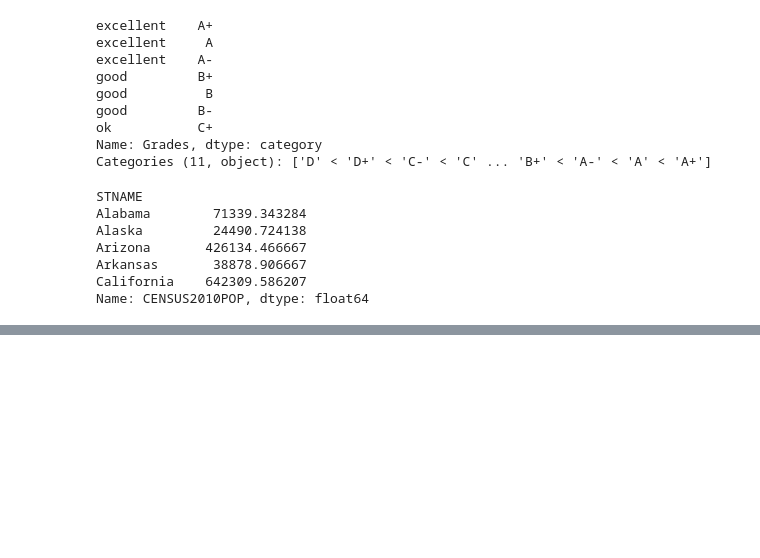
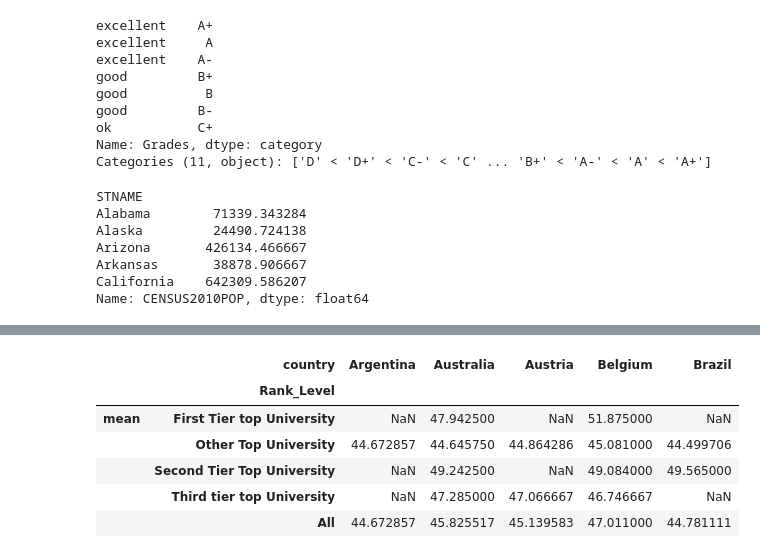
Before and after one commit to mrioshe/AppliedDataScienceWithPython, a Jupyter notebook: IntroductionToDataScienceInPython/week3_MoreDataProcessingWithPandas/MoreDataProcessingWithPandas.ipynb, the cells around one changed output, grey strips where cells are left out. Cells and saved outputs as stored; diff of their text form; code cells hidden in the pictures; blank space fills up the shorter version.

```diff
--- a/IntroductionToDataScienceInPython/week3_MoreDataProcessingWithPandas/MoreDataProcessingWithPandas.ipynb
+++ b/IntroductionToDataScienceInPython/week3_MoreDataProcessingWithPandas/MoreDataProcessingWithPandas.ipynb
@@ -693,0 +763,12 @@ pd.cut(df,10)
+# %%
+def create_category(ranking):
+
+    if (ranking>=1)&(ranking<=100):
+        return "First Tier top University"
+    elif(ranking>=101) & (ranking<=200):
+        return "Second Tier Top University"
+    elif (ranking>=201) & (ranking <=300):
+        return "Third tier top University"
+    return "Other Top University"
+
+df["Rank_Level"]=df['world_rank'].apply(lambda x:create_category(x))
@@ -693,0 +817,2 @@ pd.cut(df,10)
+# %%
+new_df=df.pivot_table(values='score',index='country',columns='Rank_Level',aggfunc=[np.mean],margins=True).head()
@@ -693,0 +846,3 @@ pd.cut(df,10)
+# %%
+new_df=new_df.stack()
+new_df.head()
@@ -693,0 +857,3 @@ pd.cut(df,10)
+# %%
+new_df=new_df.unstack()
+new_df.head()
@@ -693,0 +869,11 @@ pd.cut(df,10)
+# %%
+new_df=new_df.unstack().unstack()
+new_df.head()
+# %% [output]
+|  | country | Argentina | Australia | Austria | Belgium | Brazil |
+|  | Rank_Level |  |  |  |  |  |
+| mean | First Tier top University | NaN | 47.942500 | NaN | 51.875000 | NaN |
+|  | Other Top University | 44.672857 | 44.645750 | 44.864286 | 45.081000 | 44.499706 |
+|  | Second Tier Top University | NaN | 49.242500 | NaN | 49.084000 | 49.565000 |
+|  | Third tier top University | NaN | 47.285000 | 47.066667 | 46.746667 | NaN |
+|  | All | 44.672857 | 45.825517 | 45.139583 | 47.011000 | 44.781111 |
```
Also changed, not shown: parts of 16 cells of this notebook.
